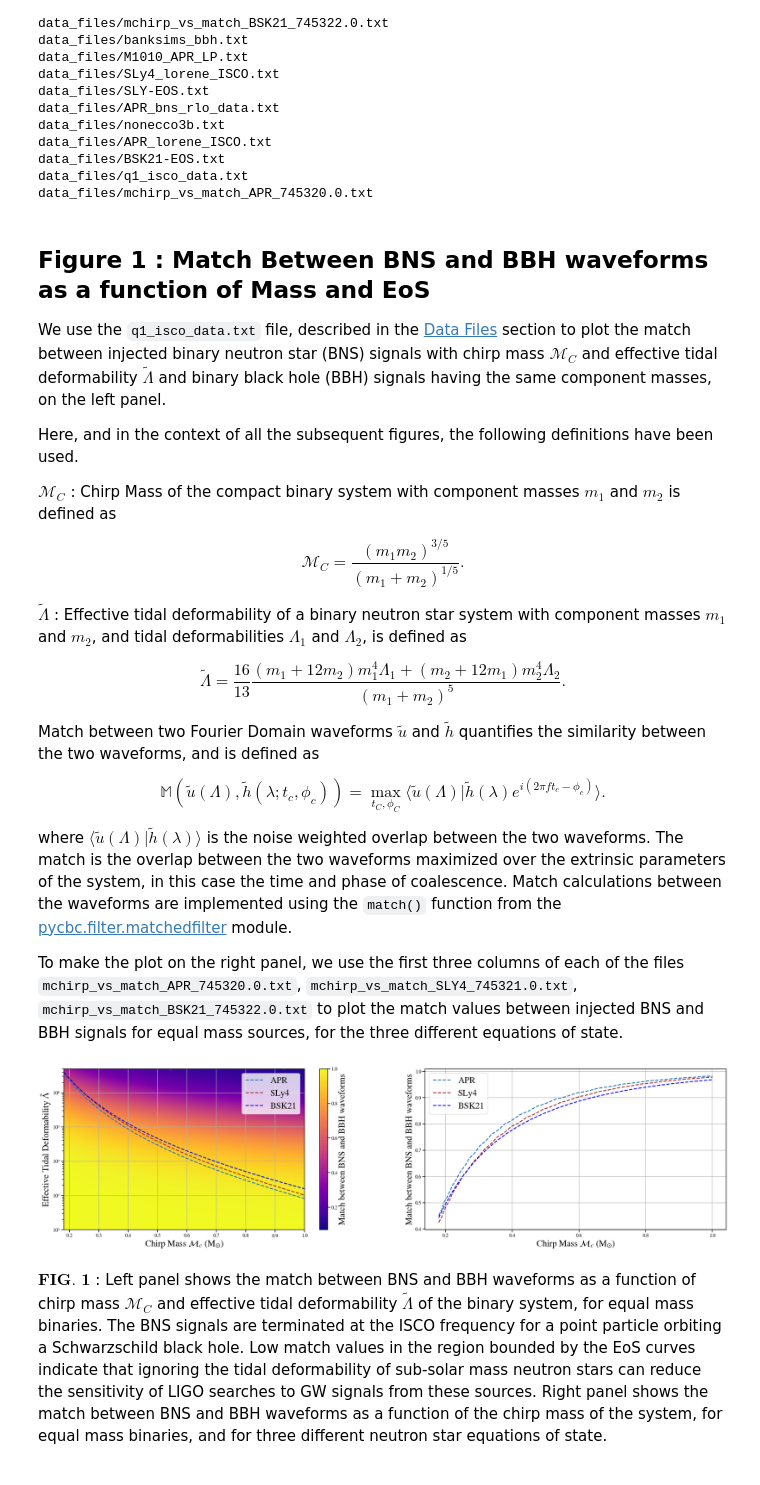
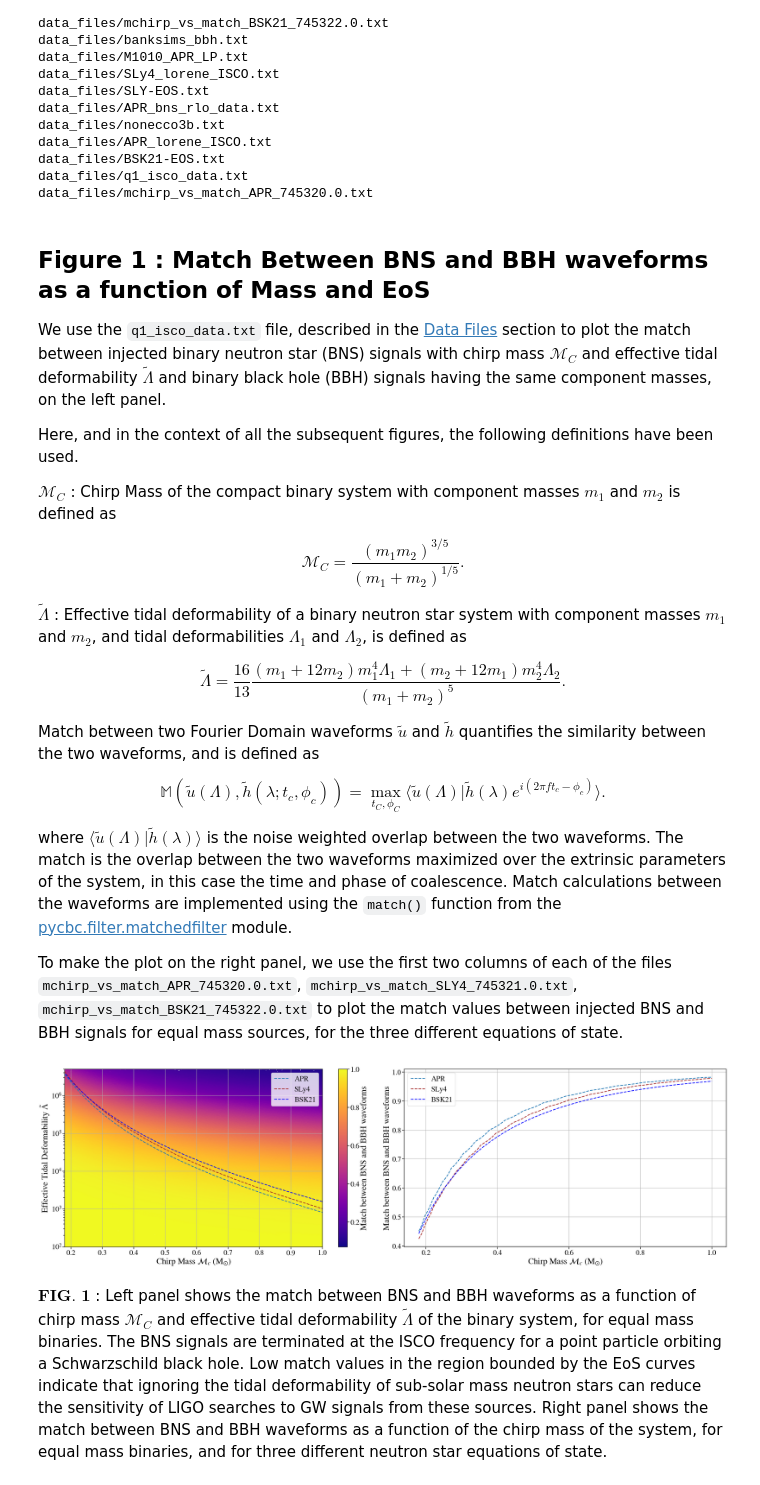
Before and after one commit to sugwg/sub-solar-ns-detectability, a Jupyter notebook: data_release.ipynb, the cells around one changed output. Cells and saved outputs as stored; diff of their text form; code cells hidden in the pictures.

Commit message:
Updated notebook and figures

```diff
--- a/data_release.ipynb
+++ b/data_release.ipynb
@@ -131,50 +131,60 @@ Match between two Fourier Domain waveforms $\tilde{u}$ and $\tilde{h}$ quantifie
 
 where $\langle \tilde{u}(\Lambda)|\tilde{h}(\lambda) \rangle$ is the noise weighted overlap between the two waveforms. The match is the overlap between the two waveforms maximized over the extrinsic parameters of the system, in this case the time and phase of coalescence. Match calculations between the waveforms are implemented using the `match()` function from the [pycbc.filter.matchedfilter](https://pycbc.org/pycbc/latest/html/pycbc.filter.html) module.
 
-To make the plot on the right panel, we use the first three columns of each of the files `mchirp_vs_match_APR_745320.0.txt`, `mchirp_vs_match_SLY4_745321.0.txt`, `mchirp_vs_match_BSK21_745322.0.txt` to plot the match values between injected BNS and BBH signals for equal mass sources, for the three different equations of state.
+To make the plot on the right panel, we use the first two columns of each of the files `mchirp_vs_match_APR_745320.0.txt`, `mchirp_vs_match_SLY4_745321.0.txt`, `mchirp_vs_match_BSK21_745322.0.txt` to plot the match values between injected BNS and BBH signals for equal mass sources, for the three different equations of state.
 # %%
 import seaborn as sns
 sns.set_context('talk')
-rcParams['figure.figsize']=(40,10)
+rcParams['figure.figsize']=(40,12)
+rcParams['xtick.labelsize'] = 30
+rcParams['ytick.labelsize'] = 30
+#Read Data Files for match data and EoS files
 mass,lmd,overlap = np.loadtxt('data_files/q1_isco_data.txt',unpack=True)
 apr_mchirp,apr_match,_,_,_,_,_=np.loadtxt('data_files/mchirp_vs_match_APR_745320.0.txt',unpack=True)
 sly_mchirp,sly_match,_,_,_,_,_=np.loadtxt('data_files/mchirp_vs_match_SLY4_745321.0.txt',unpack=True)
 bsk21_mchirp,bsk21_match,_,_,_,_,_=np.loadtxt('data_files/mchirp_vs_match_BSK21_745322.0.txt',unpack=True)
 m_apr,l_apr=np.loadtxt('data_files/APR-EOS.txt',unpack=True)
 m_sly,l_sly=np.loadtxt('data_files/SLY-EOS.txt',unpack=True)
+bsk_m,bsk_l = np.loadtxt('data_files/BSK21-EOS.txt',unpack=True)
+
+#Calculate chirp mass and effective tidal deformabilities
 l_apr=lambda_tilde(m_apr,m_apr,l_apr,l_apr)
 l_sly=lambda_tilde(m_sly,m_sly,l_sly,l_sly)
 m_apr= mchirp_from_mass1_mass2(m_apr, m_apr)
 m_sly=mchirp_from_mass1_mass2(m_sly, m_sly)
-
-bsk_m,bsk_l = np.loadtxt('data_files/BSK21-EOS.txt',unpack=True)
 bsk_mc=mchirp_from_mass1_mass2(bsk_m,bsk_m)
 bsk_ltilde=lambda_tilde(bsk_m,bsk_m,bsk_l,bsk_l)
+
+#Plot overlap vs (chirp mass, lambda) figure
 fig,(ax1,ax2)=plt.subplots(1,2)
 ax1.semilogy(m_apr,l_apr,label='APR',ls='--',linewidth=3)
 ax1.semilogy(m_sly,l_sly,label='SLy4',ls='--',color='brown',linewidth=3)
 ax1.semilogy(bsk_mc,bsk_ltilde,label='BSK21',ls='--',color='blue',linewidth=3)
 ax1.set_xlim(0.18,1.0)
 ax1.set_ylim(1e2,5e6)
 ax1.grid()
-ax1.set_xlabel(r'Chirp Mass $\mathcal{M}_c$ (M$_{\odot}$)',fontsize=30)
-ax1.set_ylabel(r'Effective Tidal Deformability $\tilde{\Lambda}$',fontsize=30)
-pcm=ax1.scatter(mass,lmd,c=overlap,s=15,cmap='plasma',vmin=0.07,vmax=1.0)
+ax1.set_xlabel(r'Chirp Mass $\mathcal{M}_c$ (M$_{\odot}$)',fontsize=35)
+ax1.set_ylabel(r'Effective Tidal Deformability $\tilde{\Lambda}$',fontsize=35)
+pcm=ax1.scatter(mass,lmd,c=overlap,s=25,cmap='plasma',vmin=0.07,vmax=1.0)
 cbar=fig.colorbar(pcm,ax=ax1)
-cbar.set_label('Match between BNS and BBH waveforms',fontsize=30)
+cbar.set_label('Match between BNS and BBH waveforms',fontsize=35)
 ax1.legend(loc='upper right',fontsize=30)
+
+#Plot match vs chirp mass for the three EoSs
 ax2.plot(apr_mchirp,apr_match,ls='--',label='APR',linewidth=3)
 ax2.plot(sly_mchirp,sly_match,ls='--',color='brown',label='SLy4',linewidth=3)
 ax2.plot(bsk21_mchirp,bsk21_match,ls='--',color='blue',label='BSK21',linewidth=3)
-ax2.set_xlabel(r'Chirp Mass $\mathcal{M}_c$ (M$_{\odot}$)',fontsize=30)
-ax2.set_ylabel('Match between BNS and BBH waveforms',fontsize=30)
+ax2.set_xlabel(r'Chirp Mass $\mathcal{M}_c$ (M$_{\odot}$)',fontsize=35)
+ax2.set_ylabel('Match between BNS and BBH waveforms',fontsize=35)
 ax2.legend(loc='upper left',fontsize=30)
 ax2.grid()
 
+
+plt.tight_layout()
 plt.show()
 fig.savefig('./Plots/Figure1_overlap_mass_lambda.png')
 # %% [output]
-[figure, old version]
+[figure, new version]
 # %% [markdown]
 $\textbf{FIG. 1}$ : Left panel shows the match between BNS and BBH waveforms as a function of chirp mass $\mathcal{M}_C$ and effective tidal deformability $\tilde{\Lambda}$ of the binary system, for equal mass binaries. The BNS signals are terminated at the ISCO frequency for a point particle orbiting a Schwarzschild black hole. Low match values in the region bounded by the EoS curves indicate that ignoring the tidal deformability of sub-solar mass neutron stars can reduce the sensitivity of LIGO searches to GW signals from these sources. Right panel shows the match between BNS and BBH waveforms as a function of the chirp mass of the system, for equal mass binaries, and for three different neutron star equations of state.
 # %% [markdown]
```
Also changed, not shown: parts of 5 cells of this notebook, 4 other files.
